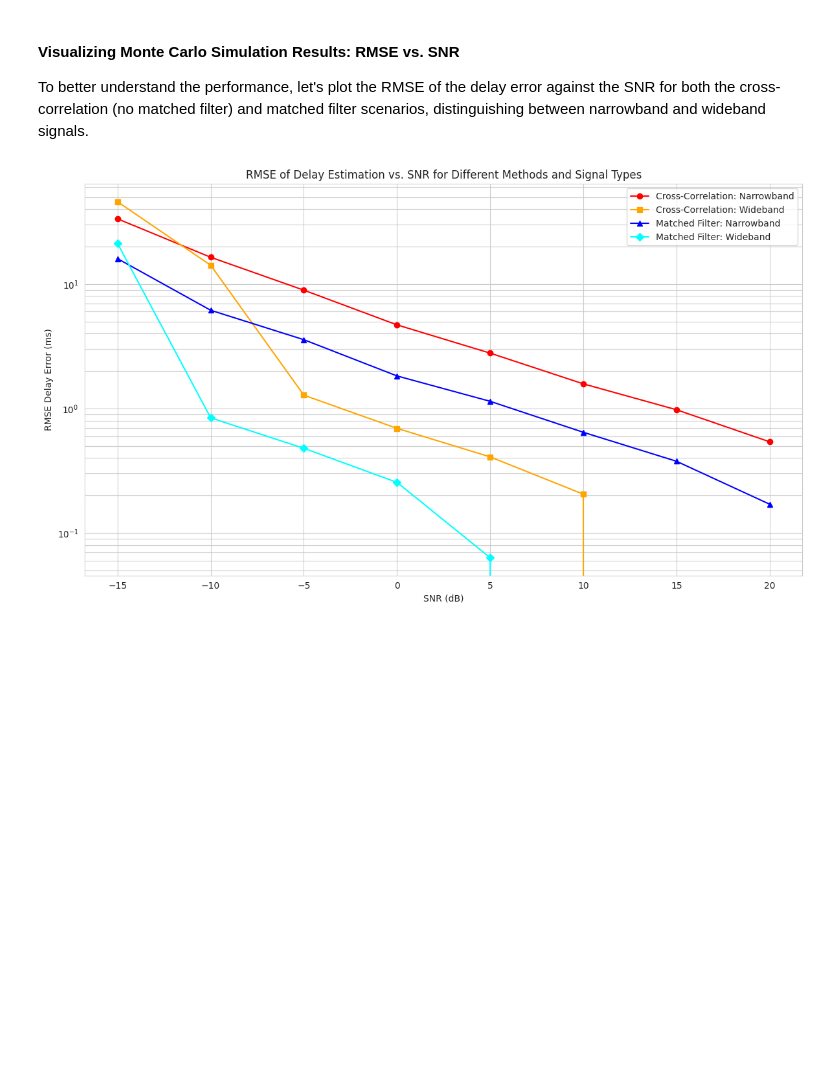
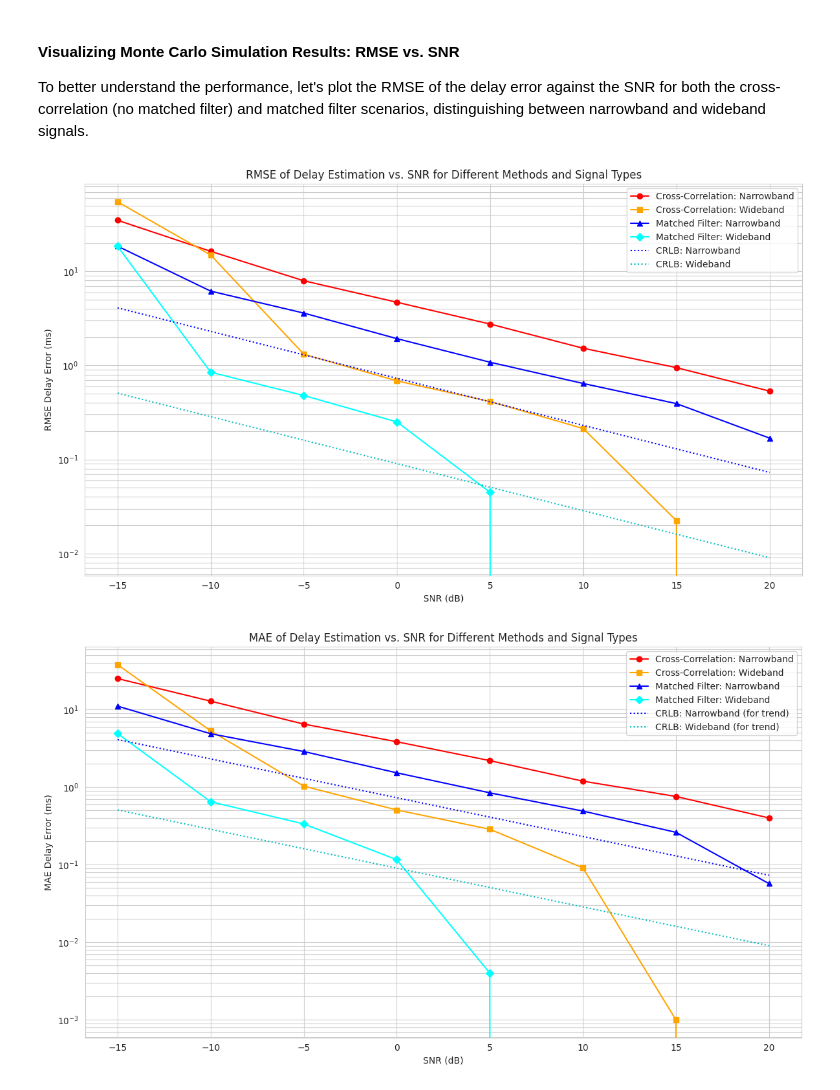
Before and after one commit to ysn9vq-gmu/rqe_tutorials, a Jupyter notebook: corr-info.ipynb, the cells around one changed output. Saved outputs shown, nothing was run; the diff lists cells and outputs as text; code cells hidden in the pictures; blank space fills up the shorter version.

```diff
--- a/corr-info.ipynb
+++ b/corr-info.ipynb
@@ -984,42 +1040,75 @@ Running for Pulse Spread: 0.005, SNR: 0 dB
 #### Visualizing Monte Carlo Simulation Results: RMSE vs. SNR
 
 To better understand the performance, let's plot the RMSE of the delay error against the SNR for both the cross-correlation (no matched filter) and matched filter scenarios, distinguishing between narrowband and wideband signals.
+# %%
+# Calculate CRLB RMSE for Narrowband and Wideband signals
+crlb_rmse_n_ms = calculate_crlb_rmse(s_n, fs, snrs)
+crlb_rmse_w_ms = calculate_crlb_rmse(s_w, fs, snrs)
 # %%
 import matplotlib.pyplot as plt
 import seaborn as sns
 
 # Prepare data for plotting from the pivoted DataFrames
-def extract_rmse_for_plot(df_pivot, signal_type):
-    return df_pivot[('RMSE Delay Error (ms)', signal_type)].values
+def extract_metric_for_plot(df_pivot, metric_name, signal_type):
+    return df_pivot[(f'{metric_name} Delay Error (ms)', signal_type)].values
 
 snrs = df_results_pivot_no_mf.index.values
 
-rmse_no_mf_narrowband = extract_rmse_for_plot(df_results_pivot_no_mf, 'Narrowband')
-rmse_no_mf_wideband = extract_rmse_for_plot(df_results_pivot_no_mf, 'Wideband')
-
-rmse_mf_narrowband = extract_rmse_for_plot(df_results_pivot_mf, 'Narrowband')
-rmse_mf_wideband = extract_rmse_for_plot(df_results_pivot_mf, 'Wideband')
-
+# --- Plotting RMSE ---
+rmse_no_mf_narrowband = extract_metric_for_plot(df_results_pivot_no_mf, 'RMSE', 'Narrowband')
+rmse_no_mf_wideband = extract_metric_for_plot(df_results_pivot_no_mf, 'RMSE', 'Wideband')
+rmse_mf_narrowband = extract_metric_for_plot(df_results_pivot_mf, 'RMSE', 'Narrowband')
+rmse_mf_wideband = extract_metric_for_plot(df_results_pivot_mf, 'RMSE', 'Wideband')
 
 plt.figure(figsize=(12, 7))
 sns.set_style('whitegrid')
 
-# Plotting Cross-Correlation (No Matched Filter)
 plt.plot(snrs, rmse_no_mf_narrowband, 'o-', color='red', label='Cross-Correlation: Narrowband')
 plt.plot(snrs, rmse_no_mf_wideband, 's-', color='orange', label='Cross-Correlation: Wideband')
-
-# Plotting Matched Filter
 plt.plot(snrs, rmse_mf_narrowband, '^-', color='blue', label='Matched Filter: Narrowband')
 plt.plot(snrs, rmse_mf_wideband, 'D-', color='cyan', label='Matched Filter: Wideband')
+
+# Plot CRLB for RMSE
+plt.plot(snrs, crlb_rmse_n_ms, 'b:', label='CRLB: Narrowband')
+plt.plot(snrs, crlb_rmse_w_ms, 'c:', label='CRLB: Wideband')
 
 plt.title('RMSE of Delay Estimation vs. SNR for Different Methods and Signal Types')
 plt.xlabel('SNR (dB)')
 plt.ylabel('RMSE Delay Error (ms)')
-plt.yscale('log') # Use log scale for y-axis to better show improvements at high SNR
+plt.yscale('log')
 plt.legend()
 plt.grid(True, which="both", ls="-")
-plt.xticks(snrs) # Ensure all SNR values are shown on x-axis
+plt.xticks(snrs)
 plt.tight_layout()
 plt.show()
+
+# --- Plotting MAE ---
+mae_no_mf_narrowband = extract_metric_for_plot(df_results_pivot_no_mf, 'MAE', 'Narrowband')
+mae_no_mf_wideband = extract_metric_for_plot(df_results_pivot_no_mf, 'MAE', 'Wideband')
+mae_mf_narrowband = extract_metric_for_plot(df_results_pivot_mf, 'MAE', 'Narrowband')
+mae_mf_wideband = extract_metric_for_plot(df_results_pivot_mf, 'MAE', 'Wideband')
+
+plt.figure(figsize=(12, 7))
+sns.set_style('whitegrid')
+
+plt.plot(snrs, mae_no_mf_narrowband, 'o-', color='red', label='Cross-Correlation: Narrowband')
+plt.plot(snrs, mae_no_mf_wideband, 's-', color='orange', label='Cross-Correlation: Wideband')
+plt.plot(snrs, mae_mf_narrowband, '^-', color='blue', label='Matched Filter: Narrowband')
+plt.plot(snrs, mae_mf_wideband, 'D-', color='cyan', label='Matched Filter: Wideband')
+
+# Plot CRLB for MAE (for trend observation)
+plt.plot(snrs, crlb_rmse_n_ms, 'b:', label='CRLB: Narrowband (for trend)')
+plt.plot(snrs, crlb_rmse_w_ms, 'c:', label='CRLB: Wideband (for trend)')
+
+plt.title('MAE of Delay Estimation vs. SNR for Different Methods and Signal Types')
+plt.xlabel('SNR (dB)')
+plt.ylabel('MAE Delay Error (ms)')
+plt.yscale('log')
+plt.legend()
+plt.grid(True, which="both", ls="-")
+plt.xticks(snrs)
+plt.tight_layout()
+plt.show()
 # %% [output]
-[figure, old version]
+[figure, new version]
+[figure, added]
```
Also changed, not shown: parts of 13 cells of this notebook.
